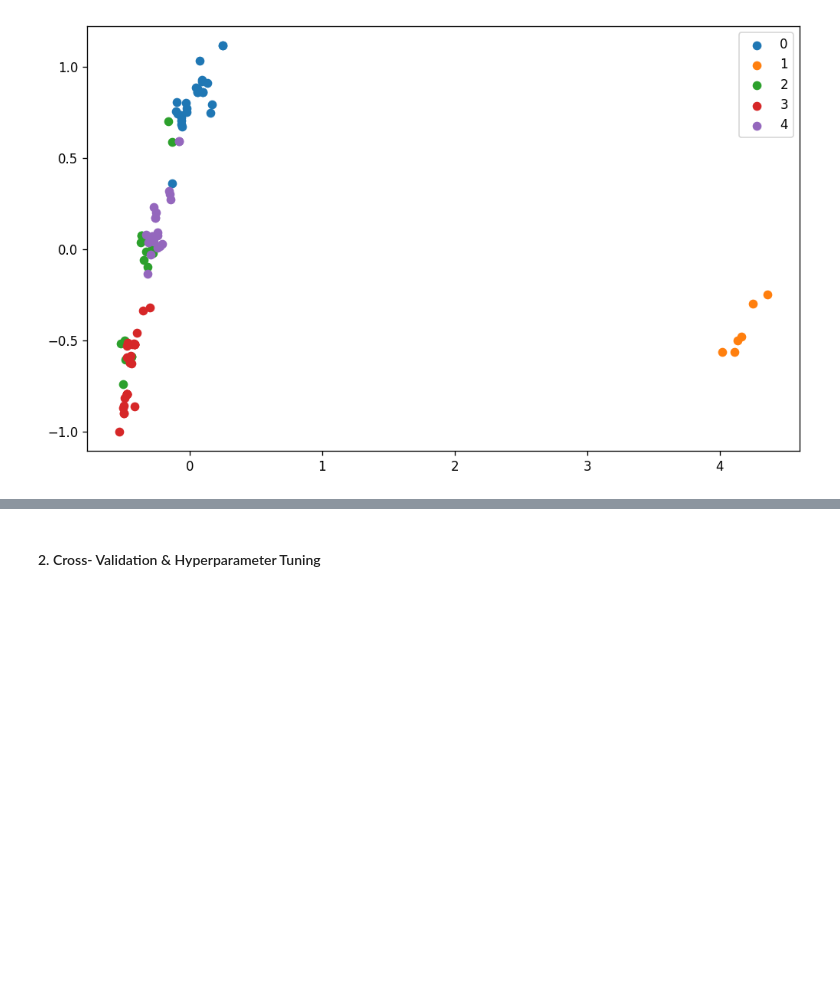
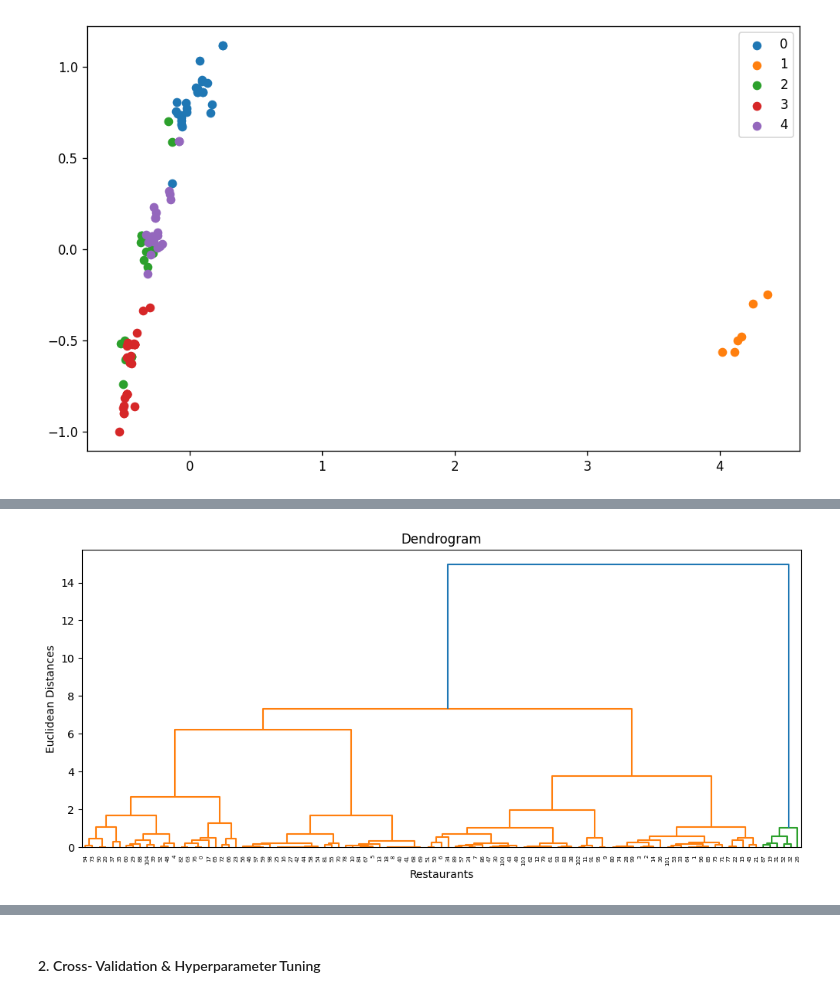
Before and after one commit to rauman43/Zomato-Restaurant-Clustering, a Jupyter notebook: Copy_of_Zomato_Restaurant_Analysis.ipynb, the cells around one changed output, grey strips where cells are left out. Drawn from its saved outputs; the diff is of its cells as text; code cells hidden in the pictures; blank space fills up the shorter version.

```diff
--- a/Copy_of_Zomato_Restaurant_Analysis.ipynb
+++ b/Copy_of_Zomato_Restaurant_Analysis.ipynb
@@ -2255,0 +2335,18 @@ plt.show()
+# %%
+
+
+# Code to find hierarchial clustering and vizualizing dendograms
+
+import scipy.cluster.hierarchy as sch
+plt.figure(figsize=(12,5))
+dendrogram = sch.dendrogram(sch.linkage(df_pca, method = 'ward'),orientation='top',
+            distance_sort='descending',
+            show_leaf_counts=True)
+
+plt.title('Dendrogram')
+plt.xlabel('Restaurants')
+plt.ylabel('Euclidean Distances')
+
+plt.show()
+# %% [output]
+[figure, added]
```
Also changed, not shown: parts of 108 cells of this notebook.
